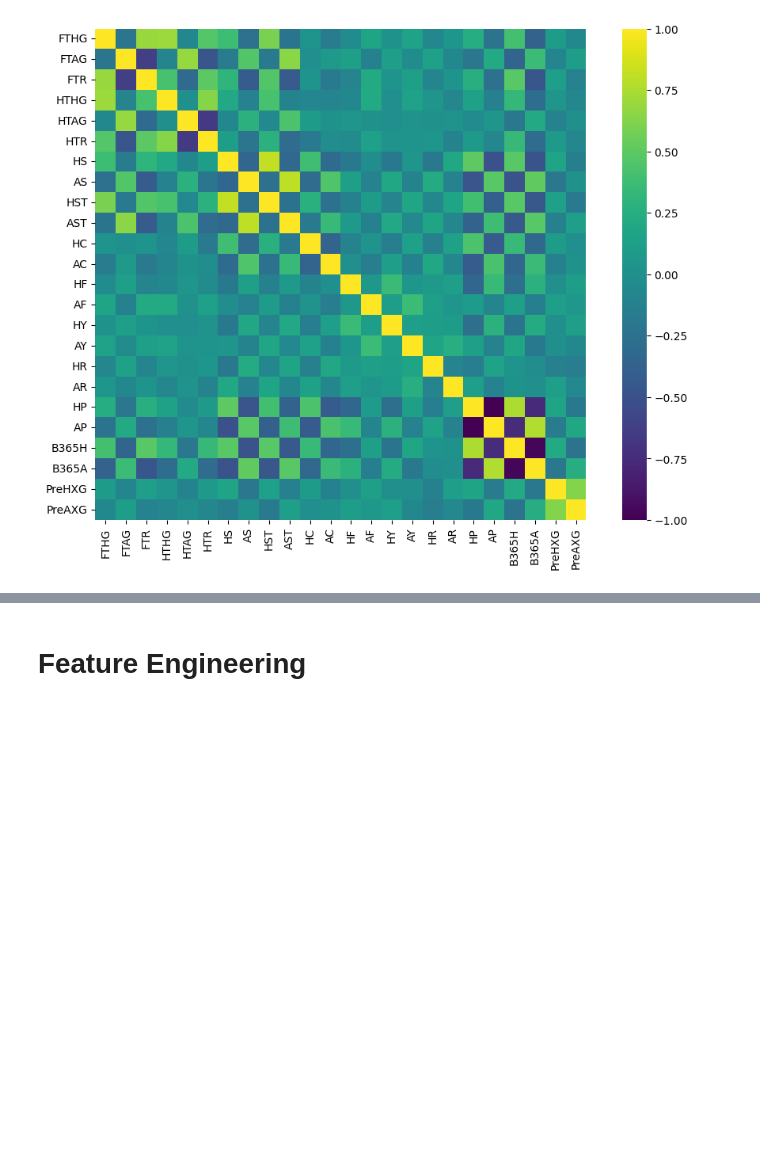
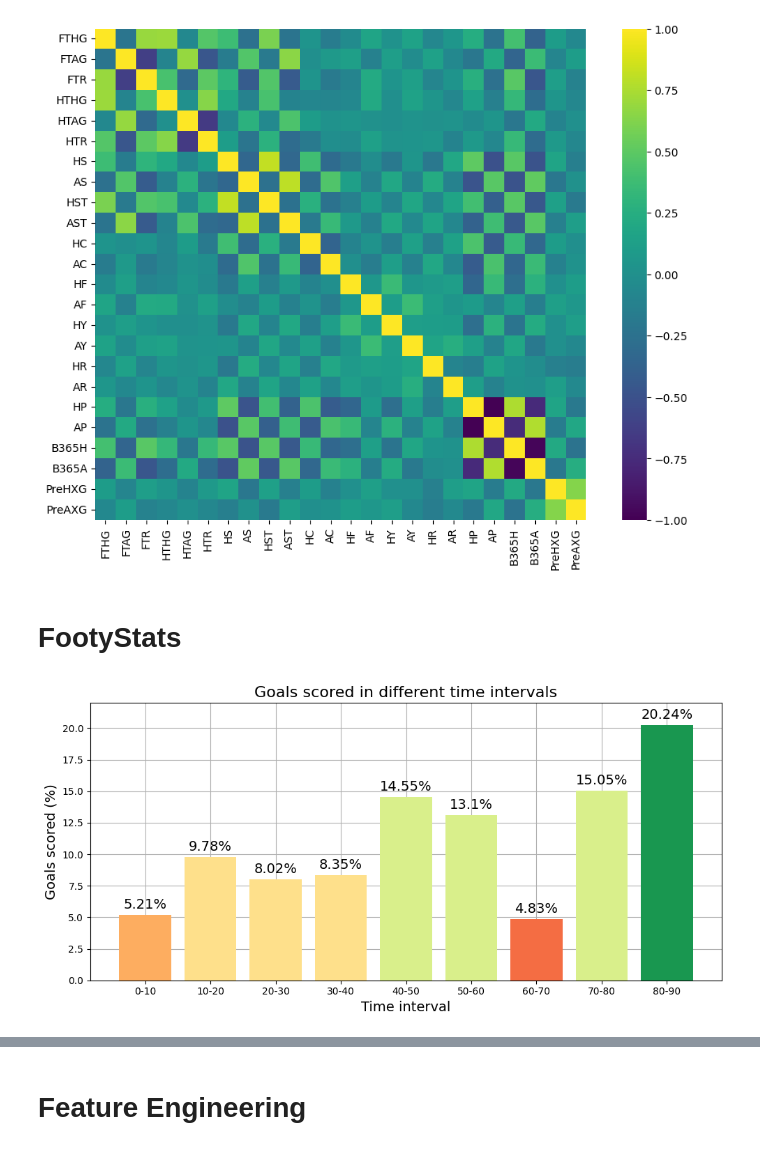
Before and after one commit to hubamatyas/Football-Arbitrage-Value-Betting, a Jupyter notebook: notebooks/data.ipynb, the cells around one changed output, grey strips where cells are left out. Cells and saved outputs as stored; diff of their text form; code cells hidden in the pictures; blank space fills up the shorter version.

Commit message:
Plotting and backtest setup

```diff
--- a/notebooks/data.ipynb
+++ b/notebooks/data.ipynb
@@ -142,3 +144,29 @@ plt.show()
 # save fig
 # %% [output]
 [figure]
+# %% [markdown]
+# FootyStats
+# %%
+labels = ["0-10", "10-20", "20-30", "30-40", "40-50", "50-60", "60-70", "70-80", "80-90"]
+arsenal_2018 = df_past10[(df_past1['HomeTeam'] == 'Arsenal') | (df_past1['AwayTeam'] == 'Arsenal') & (df_past1['Season'] == '2018-2019')]
+goals_scored = df_past1['FTHG'].groupby(pd.cut(arsenal_2018['Minute'], bins=9, labels=labels)).count()
+
+plt.figure(figsize=(10, 5))
+color = sns.color_palette("RdYlGn", len(labels))
+color_from_perc = [color[int(goal / max(goals_scored) * (len(labels) - 1))] for goal in goals_scored]
+bars = plt.bar(labels, goals_scored, color=color_from_perc)
+
+for i in range(len(labels)):
+    plt.text(i, goals_scored[i] + 0.5, f"{goals_scored[i]}%", ha='center', fontsize=14)
+
+plt.xlabel('Time interval', fontsize=14)
+plt.ylim(0, 22)
+plt.ylabel('Goals scored (%)', fontsize=14)
+plt.title('Goals scored in different time intervals', fontsize=16)
+plt.grid(True, which='both')
+plt.gca().set_axisbelow(True)
+plt.tight_layout()
+plt.savefig('bf-goals-scored.pdf')
+plt.show()
+# %% [output]
+[figure, added]
```
Also changed, not shown: parts of 2 cells of this notebook, 1 other file.
